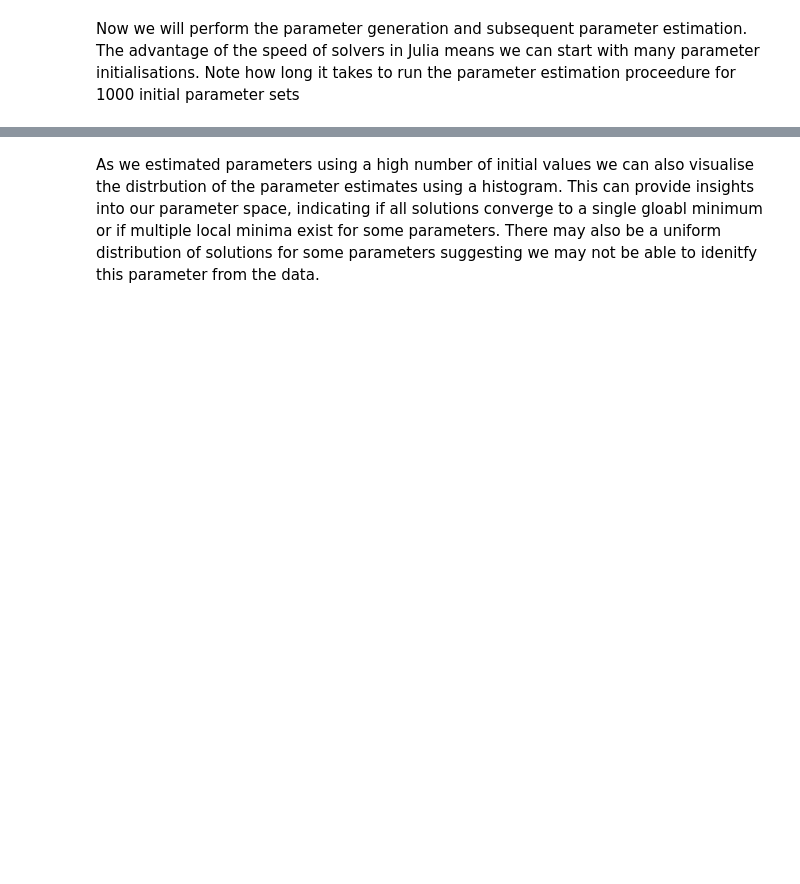
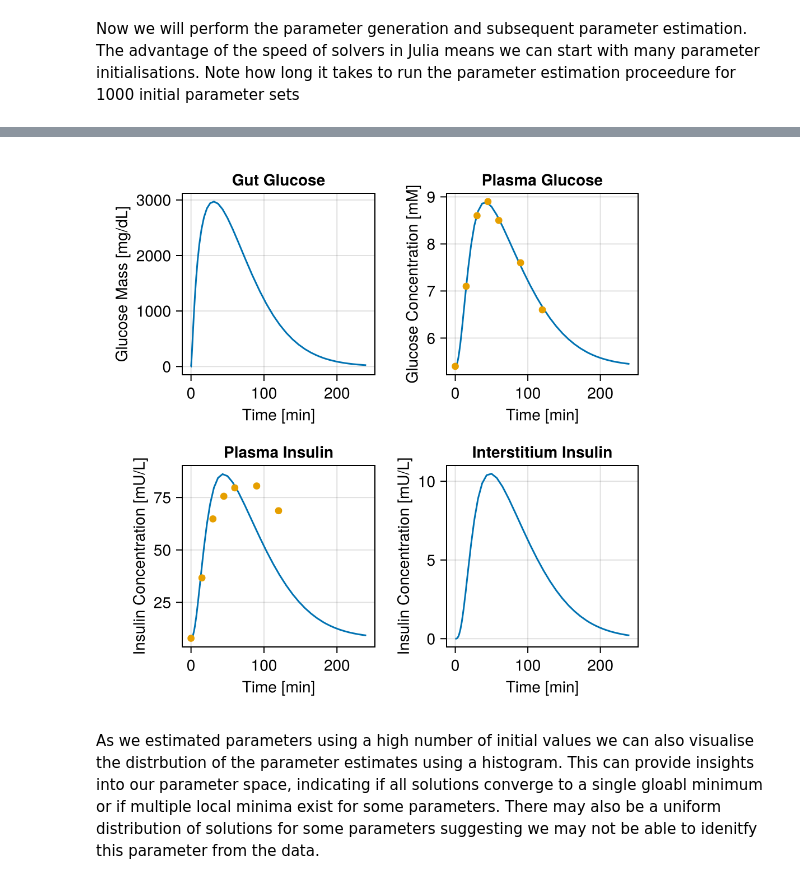
Before and after one commit to shauna-odonovan/Parameter_Indentifiability_EDES, a Jupyter notebook: EDES_Model_Identifiability.ipynb, the cells around one changed output, grey strips where cells are left out. Drawn from its saved outputs; the diff is of its cells as text; code cells hidden in the pictures; blank space fills up the shorter version.

```diff
--- a/EDES_Model_Identifiability.ipynb
+++ b/EDES_Model_Identifiability.ipynb
@@ -305,3 +345,28 @@ end
+# %%
+
+# visualize the solution against the data
+solution_figure = let f = Figure(size=(500,500))
+
+    ax_g_gut = Axis(f[1,1], xlabel="Time [min]", ylabel="Glucose Mass [mg/dL]", title="Gut Glucose")
+    ax_g_plasma = Axis(f[1,2], xlabel="Time [min]", ylabel="Glucose Concentration [mM]", title="Plasma Glucose")
+    ax_i_plasma = Axis(f[2,1], xlabel="Time [min]", ylabel="Insulin Concentration [mU/L]", title="Plasma Insulin")
+    ax_i_int = Axis(f[2,2], xlabel="Time [min]", ylabel="Insulin Concentration [mU/L]", title="Interstitium Insulin")
+
+    lines!(ax_g_gut, solution.t, solution[1,:], color=Makie.wong_colors()[1])
+    lines!(ax_g_plasma, solution.t, solution[2,:], color=Makie.wong_colors()[1])
+    lines!(ax_i_plasma, solution.t, solution[3,:], color=Makie.wong_colors()[1])
+    lines!(ax_i_int, solution.t, solution[4,:], color=Makie.wong_colors()[1])
+
+    band!(ax_g_plasma, solution.t, solution[2,:] .+ final[5], solution[2,:] .- final[5])
+    band!(ax_i_plasma, solution.t, solution[3,:] .+ final[6], solution[3,:] .- final[6])
+
+    scatter!(ax_i_plasma, data[1,:], data[3,:], color=Makie.wong_colors()[2])
+    scatter!(ax_g_plasma, data[1,:], data[2,:], color=Makie.wong_colors()[2])
+
+    f
+end
+# %% [output]
+[figure, added]
 # %% [markdown]
 As we estimated parameters using a high number of initial values we can also visualise the distrbution of the parameter estimates using a histogram. This can provide insights into our parameter space, indicating if all solutions converge to a single gloabl minimum or if multiple local minima exist for some parameters. There may also be a uniform distribution of solutions for some parameters suggesting we may not be able to idenitfy this parameter from the data.
 # %%
```
Also changed, not shown: parts of 24 cells of this notebook, 3 other files.
